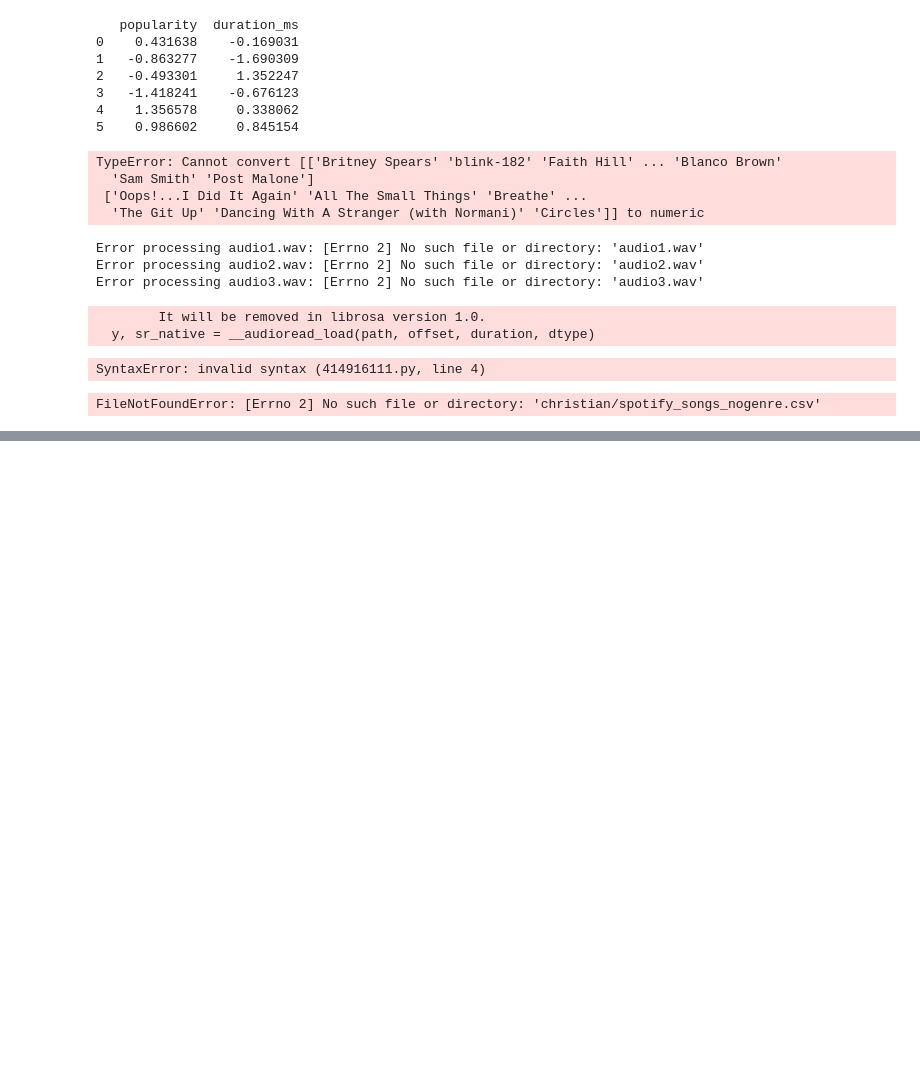
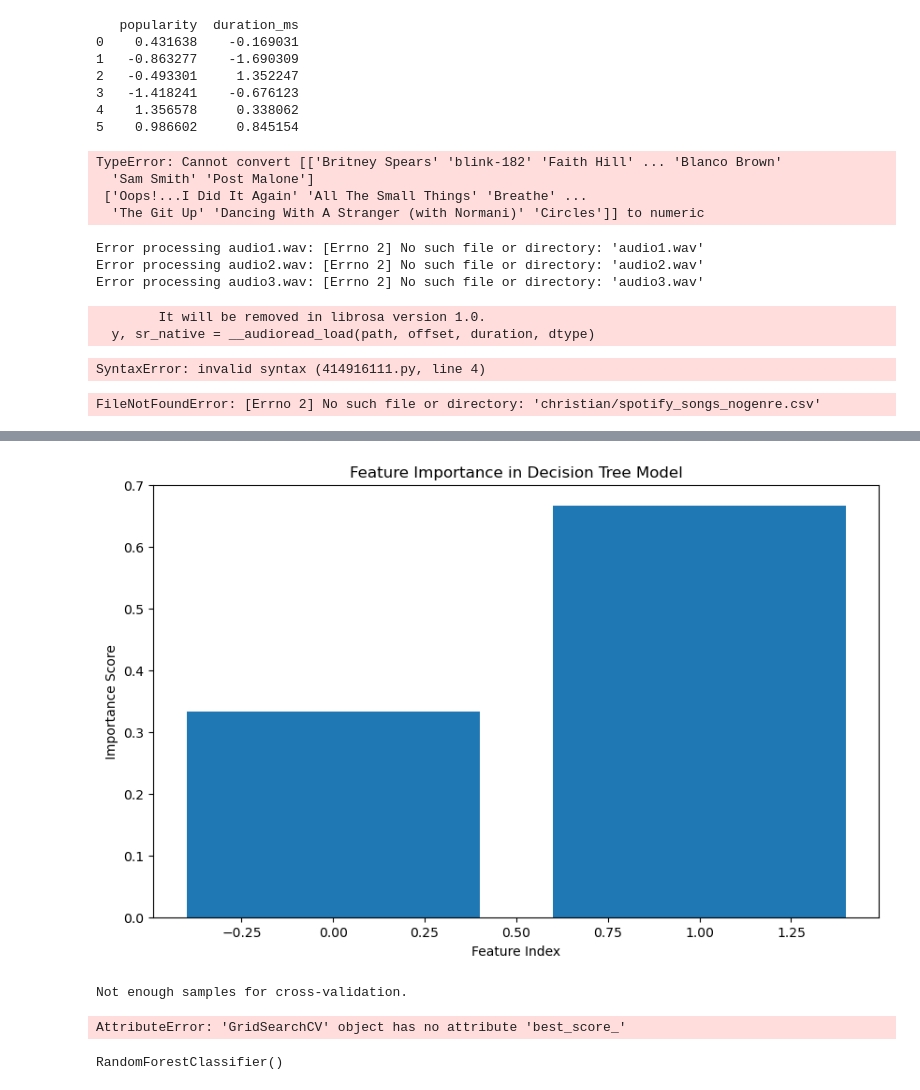
Before and after one commit to SGergeis0/Final-project-group-4, a Jupyter notebook: christian/data_collection.ipynb, the cells around one changed output, grey strips where cells are left out. Cells and saved outputs as stored; diff of their text form; code cells hidden in the pictures; blank space fills up the shorter version.

```diff
--- a/christian/data_collection.ipynb
+++ b/christian/data_collection.ipynb
@@ -196,0 +291,33 @@ FileNotFoundError: [Errno 2] No such file or directory: 'christian/spotify_songs
+# %%
+import pandas as pd
+from sklearn.model_selection import train_test_split
+from sklearn.preprocessing import StandardScaler
+from sklearn.tree import DecisionTreeClassifier
+
+# Sample data
+data = {
+    'feature1': [1, 2, 3, 4, 5],
+    'feature2': [5, 4, 3, 2, 1],
+    'target': [0, 1, 0, 1, 0]
+}
+
+df = pd.DataFrame(data)
+
+# Split the data into features and target
+X = df[['feature1', 'feature2']]
+y = df['target']
+
+# Split the data into training and testing sets
+X_train, X_test, y_train, y_test = train_test_split(X, y, test_size=0.2, random_state=42)
+
+# Initialize the scaler
+scaler = StandardScaler()
+
+# Fit the scaler on the training data and transform it
+X_train_scaled = scaler.fit_transform(X_train)
+
+# Initialize the Decision Tree model
+model = DecisionTreeClassifier(max_depth=5, random_state=42)
+
+# Train the model on the scaled training data
+model.fit(X_train_scaled, y_train)
@@ -196,0 +362,34 @@ FileNotFoundError: [Errno 2] No such file or directory: 'christian/spotify_songs
+# %%
+# Plot feature importance
+feature_importances = model.feature_importances_
+plt.figure(figsize=(10, 6))
+plt.bar(range(len(feature_importances)), feature_importances)
+plt.title('Feature Importance in Decision Tree Model')
+plt.xlabel('Feature Index')
+plt.ylabel('Importance Score')
+plt.show()
+# %% [output]
+[figure, added]
+# %%
+from sklearn.model_selection import GridSearchCV
+
+# Define parameter grid for Grid Search
+# Ensure that the number of samples is greater than or equal to the number of splits in cross-validation
+if len(X_train_scaled) >= 5:
+    grid_search.fit(X_train_scaled, y_train)
+else:
+    print("Not enough samples for cross-validation.")
+print(f"Best cross-validation score: {grid_search.best_score_}")
+# %% [output]
+Not enough samples for cross-validation.
+AttributeError: 'GridSearchCV' object has no attribute 'best_score_'
+# %%
+from sklearn.ensemble import RandomForestClassifier
+
+# Define and initialize the best_model variable
+best_model = RandomForestClassifier()
+
+# Retrain the model with the best hyperparameters
+best_model.fit(X_train_scaled, y_train)
+# %% [output]
+RandomForestClassifier()
```
Also changed, not shown: parts of 7 cells of this notebook.
